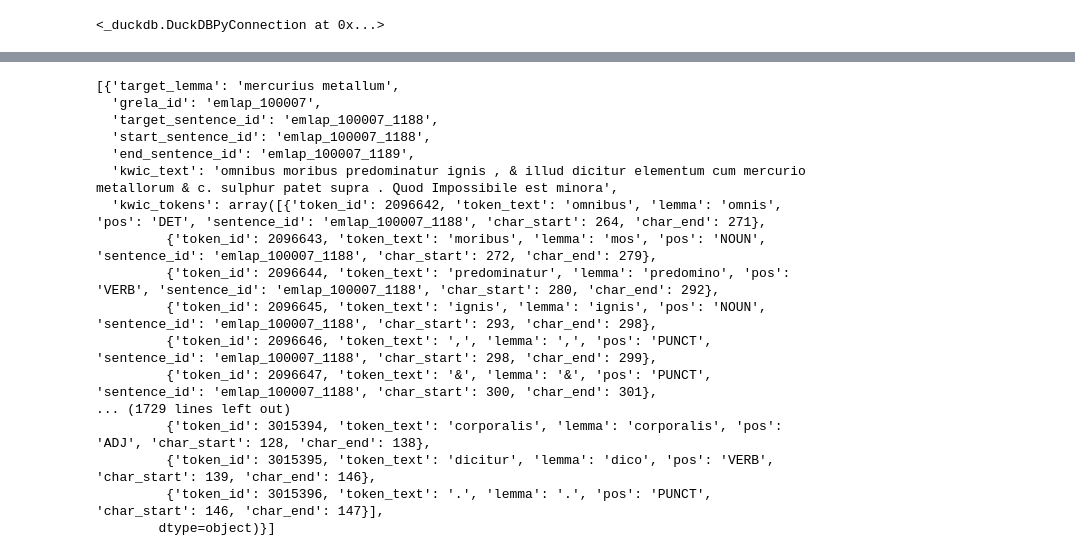
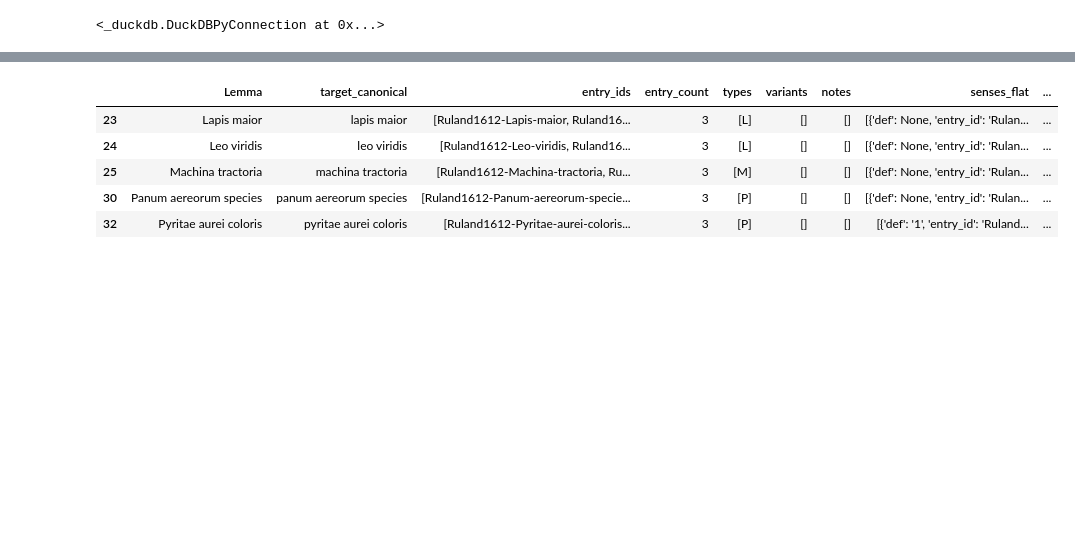
Before and after one commit to CCS-ZCU/dictionary-emlap, a Jupyter notebook: scripts/2-ruland-in-emlap.ipynb, the cells around one changed output, grey strips where cells are left out. Saved outputs shown, nothing was run; the diff lists cells and outputs as text; code cells hidden in the pictures; blank space fills up the shorter version.

```diff
--- a/scripts/2-ruland-in-emlap.ipynb
+++ b/scripts/2-ruland-in-emlap.ipynb
@@ -418,20 +147,0 @@ df.sample(10, random_state=10)
-# %%
-df.to_dict("records")
-# %% [output]
-[{'target_lemma': 'mercurius metallum',
-  'grela_id': 'emlap_100007',
-  'target_sentence_id': 'emlap_100007_1188',
-  'start_sentence_id': 'emlap_100007_1188',
-  'end_sentence_id': 'emlap_100007_1189',
-  'kwic_text': 'omnibus moribus predominatur ignis , & illud dicitur elementum cum mercurio metallorum & c. sulphur patet supra . Quod Impossibile est minora',
-  'kwic_tokens': array([{'token_id': 2096642, 'token_text': 'omnibus', 'lemma': 'omnis', 'pos': 'DET', 'sentence_id': 'emlap_100007_1188', 'char_start': 264, 'char_end': 271},
-         {'token_id': 2096643, 'token_text': 'moribus', 'lemma': 'mos', 'pos': 'NOUN', 'sentence_id': 'emlap_100007_1188', 'char_start': 272, 'char_end': 279},
-         {'token_id': 2096644, 'token_text': 'predominatur', 'lemma': 'predomino', 'pos': 'VERB', 'sentence_id': 'emlap_100007_1188', 'char_start': 280, 'char_end': 292},
-         {'token_id': 2096645, 'token_text': 'ignis', 'lemma': 'ignis', 'pos': 'NOUN', 'sentence_id': 'emlap_100007_1188', 'char_start': 293, 'char_end': 298},
-         {'token_id': 2096646, 'token_text': ',', 'lemma': ',', 'pos': 'PUNCT', 'sentence_id': 'emlap_100007_1188', 'char_start': 298, 'char_end': 299},
-         {'token_id': 2096647, 'token_text': '&', 'lemma': '&', 'pos': 'PUNCT', 'sentence_id': 'emlap_100007_1188', 'char_start': 300, 'char_end': 301},
-... (1729 lines left out)
-         {'token_id': 3015394, 'token_text': 'corporalis', 'lemma': 'corporalis', 'pos': 'ADJ', 'char_start': 128, 'char_end': 138},
-         {'token_id': 3015395, 'token_text': 'dicitur', 'lemma': 'dico', 'pos': 'VERB', 'char_start': 139, 'char_end': 146},
-         {'token_id': 3015396, 'token_text': '.', 'lemma': '.', 'pos': 'PUNCT', 'char_start': 146, 'char_end': 147}],
-        dtype=object)}]
@@ -437,0 +407,9 @@ df.to_dict("records")
+# %%
+lexeme_df[lexeme_df["target_len"] > 1].head(5)
+# %% [output]
+|  | Lemma | target_canonical | entry_ids | entry_count | types | variants | notes | senses_flat | ... |
+| 23 | Lapis maior | lapis maior | [Ruland1612-Lapis-maior, Ruland16... | 3 | [L] | [] | [] | [{'def': None, 'entry_id': 'Rulan... | ... |
+| 24 | Leo viridis | leo viridis | [Ruland1612-Leo-viridis, Ruland16... | 3 | [L] | [] | [] | [{'def': None, 'entry_id': 'Rulan... | ... |
+| 25 | Machina tractoria | machina tractoria | [Ruland1612-Machina-tractoria, Ru... | 3 | [M] | [] | [] | [{'def': None, 'entry_id': 'Rulan... | ... |
+| 30 | Panum aereorum species | panum aereorum species | [Ruland1612-Panum-aereorum-specie... | 3 | [P] | [] | [] | [{'def': None, 'entry_id': 'Rulan... | ... |
+| 32 | Pyritae aurei coloris | pyritae aurei coloris | [Ruland1612-Pyritae-aurei-coloris... | 3 | [P] | [] | [] | [{'def': '1', 'entry_id': 'Ruland... | ... |
```
Also changed, not shown: parts of 39 cells of this notebook, 5 other files.
